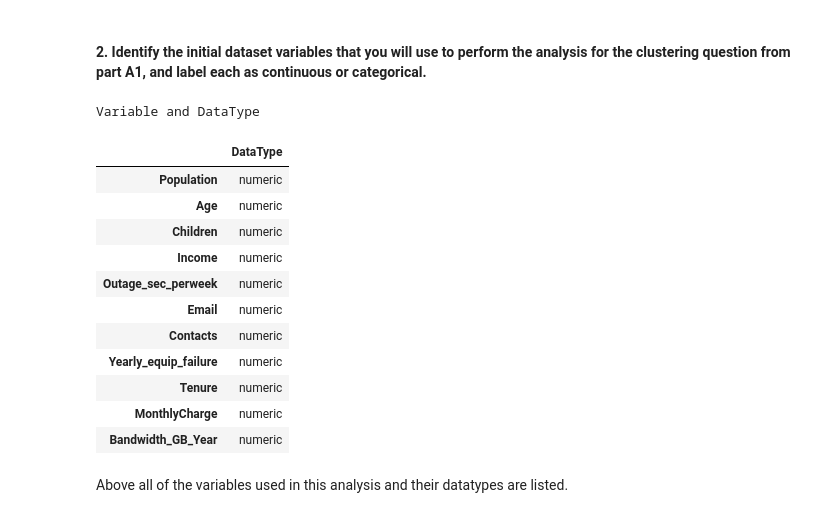
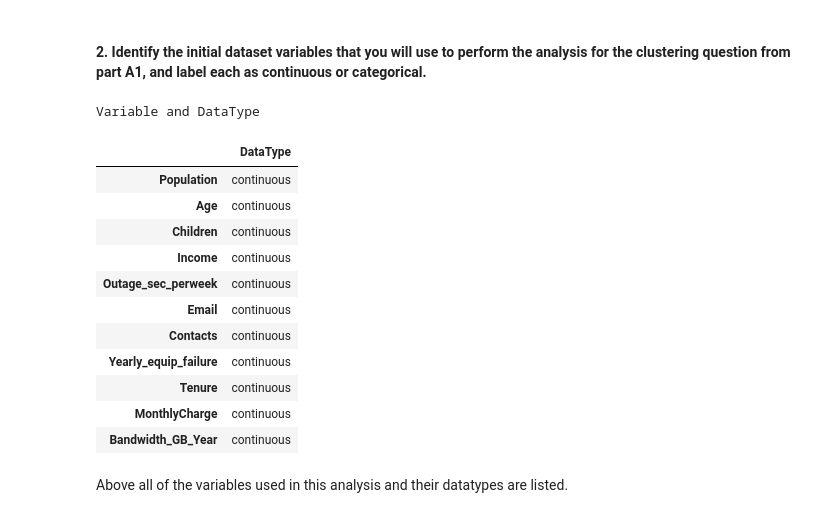
Before and after one commit to freyjagarner/D212, a Jupyter notebook: D212_Task1.ipynb, the cells around one changed output. Cells and saved outputs as stored; diff of their text form; code cells hidden in the pictures.

Commit message:
add data

```diff
--- a/D212_Task1.ipynb
+++ b/D212_Task1.ipynb
@@ -118,23 +118,23 @@ df_cleaned.head()
 #### 2.  Identify the initial dataset variables that you will use to perform the analysis for the clustering question from part A1, and label each as continuous or categorical.
 # %%
 print('Variable and DataType')
-types = pd.DataFrame(['numeric' if (df_cleaned[i].dtypes == int) or (df_cleaned[i].dtypes == float)
+types = pd.DataFrame(['continuous' if (df_cleaned[i].dtypes == int) or (df_cleaned[i].dtypes == float)
                       else 'categorical' for i in df_cleaned.columns], df_cleaned.columns, columns=['DataType'])
 types
 # %% [output]
 Variable and DataType
 |  | DataType |
-| Population | numeric |
-| Age | numeric |
-| Children | numeric |
-| Income | numeric |
-| Outage_sec_perweek | numeric |
-| Email | numeric |
-| Contacts | numeric |
-| Yearly_equip_failure | numeric |
-| Tenure | numeric |
-| MonthlyCharge | numeric |
-| Bandwidth_GB_Year | numeric |
+| Population | continuous |
+| Age | continuous |
+| Children | continuous |
+| Income | continuous |
+| Outage_sec_perweek | continuous |
+| Email | continuous |
+| Contacts | continuous |
+| Yearly_equip_failure | continuous |
+| Tenure | continuous |
+| MonthlyCharge | continuous |
+| Bandwidth_GB_Year | continuous |
 # %% [markdown]
 Above all of the variables used in this analysis and their datatypes are listed.
 # %% [markdown]
```
Also changed, not shown: parts of 3 cells of this notebook, 1 other file.
